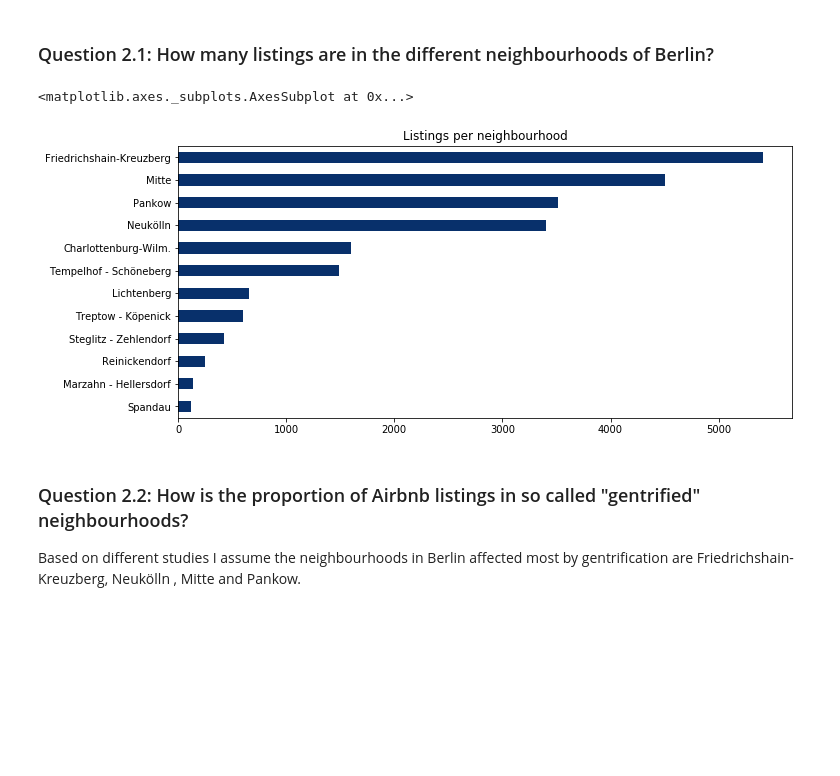
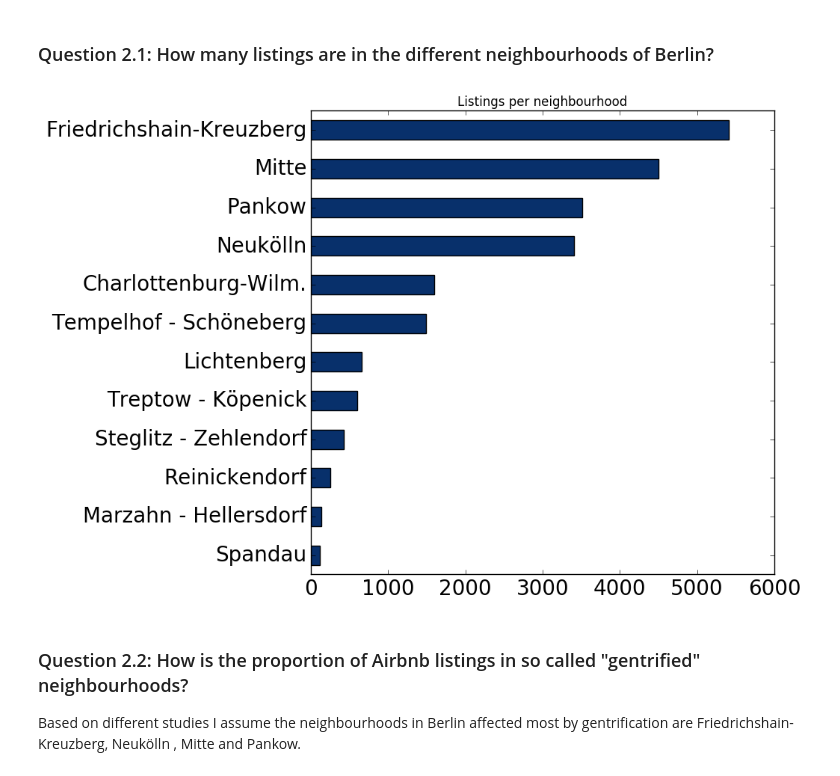
Before and after one commit to AlligatorJ/Berlin-AirBnB-Analysis, a Jupyter notebook: Airbnb_Berlin_Analysis.ipynb, the cells around one changed output. Saved outputs shown, nothing was run; the diff lists cells and outputs as text; code cells hidden in the pictures; blank space fills up the shorter version.

```diff
--- a/Airbnb_Berlin_Analysis.ipynb
+++ b/Airbnb_Berlin_Analysis.ipynb
@@ -127,7 +140,7 @@ col_to_drop = ['picture_url', 'host_id', 'host_url', 'host_name', 'host_since',
                'xl_picture_url', 'host_about', 'host_response_time',
                'host_response_rate', 'host_acceptance_rate',
                'neighbourhood', 'square_feet', 'weekly_price', 'monthly_price',
-               'security_deposit',  'first_review', 'last_review']
+               'security_deposit',  'first_review', 'last_review', 'jurisdiction_names']
 
 # drop the columns
 df_list2 = df_list.drop (col_to_drop, axis=1)
@@ -211,16 +305,11 @@ price_per_type.plot.bar(colormap = 'Blues_r',
 # %% [markdown]
 ### Question 2.1: How many listings are in the different neighbourhoods of Berlin?
 # %%
+# Plot number of listings per neighbourhood'
 neighboors = df_list2.neighbourhood_group_cleansed.value_counts().sort_values()
-
-neighboors.plot.barh(colormap = 'Blues_r',
-                 figsize=(11,5),
-                 fontsize = 10,
-                 legend = False,
-                 title = 'Listings per neighbourhood')
+plot_barh(data = neighboors, title='Listings per neighbourhood')
 # %% [output]
-<matplotlib.axes._subplots.AxesSubplot at 0x...>
-[figure, old version]
+[figure, new version]
 # %% [markdown]
 ### Question 2.2: How is the proportion of Airbnb listings in so called "gentrified" neighbourhoods?
 Based on different studies I assume the neighbourhoods in Berlin affected most by gentrification are Friedrichshain-Kreuzberg, Neukölln , Mitte and Pankow.
```
Also changed, not shown: parts of 27 cells of this notebook, 1 other file.
